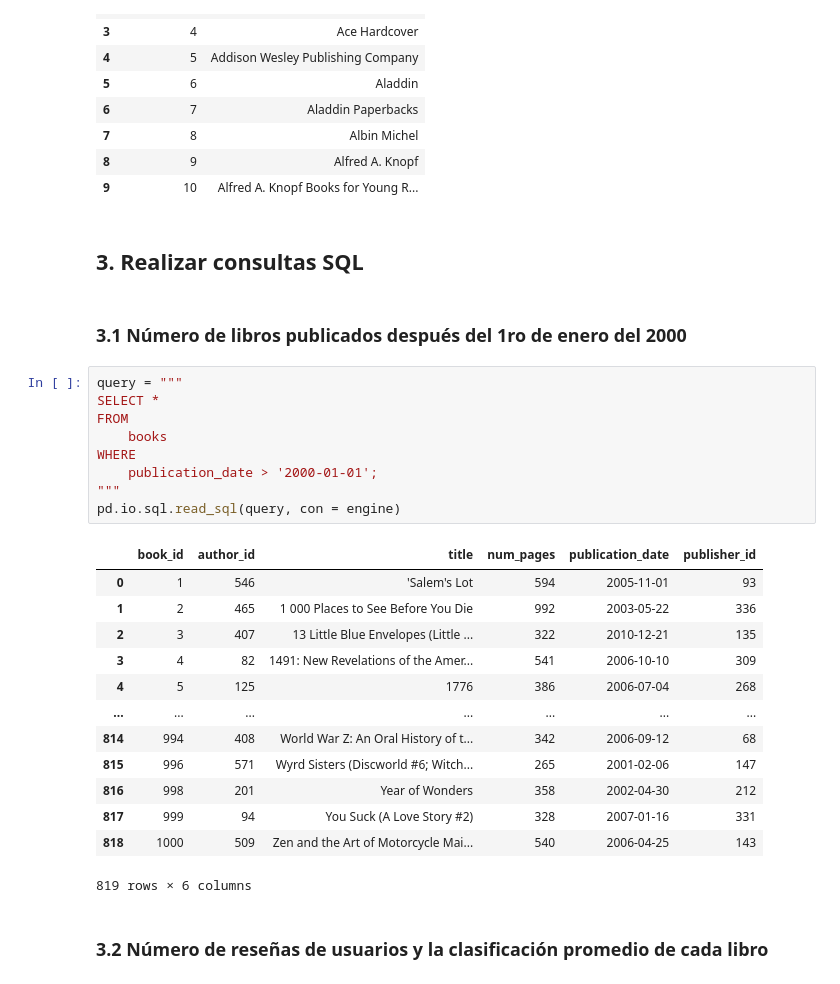
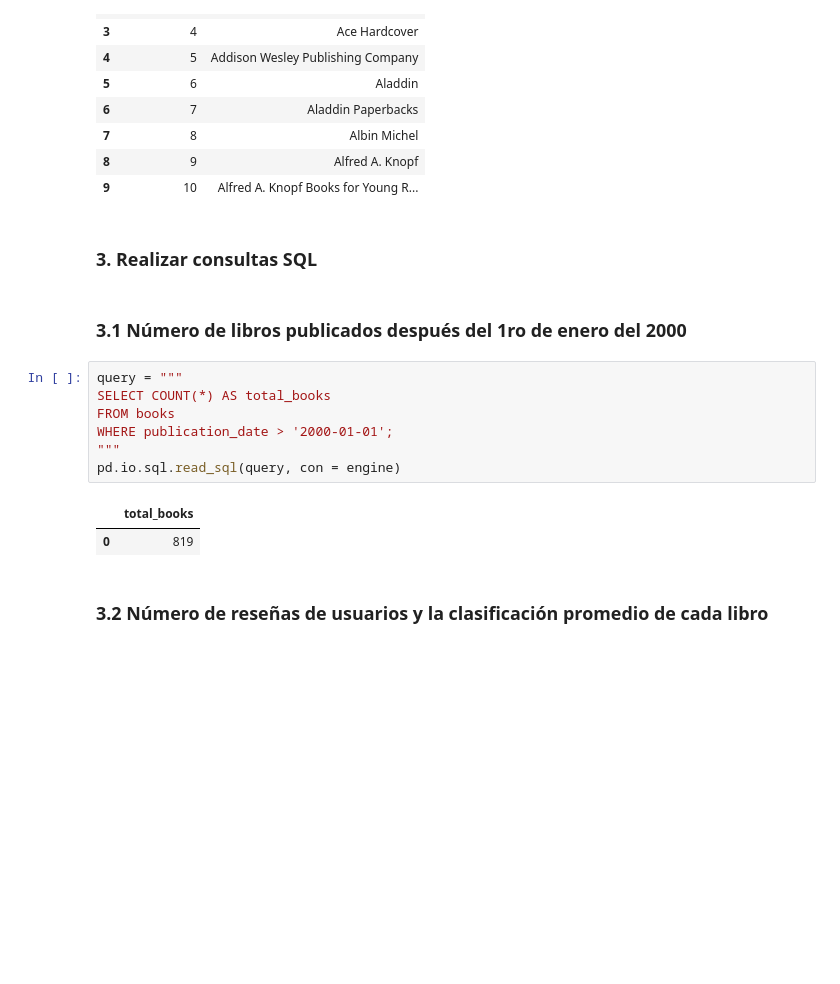
Before and after one commit to pedro-pali/Analisis_SQL, a Jupyter notebook: proyecto_sql.ipynb, the cells around one changed output. Saved outputs shown, nothing was run; the diff lists cells and outputs as text; blank space fills up the shorter version.

```diff
--- a/proyecto_sql.ipynb
+++ b/proyecto_sql.ipynb
@@ -202,32 +202,19 @@ pd.io.sql.read_sql(query, con = engine)
 | 8 | 9 | Alfred A. Knopf |
 | 9 | 10 | Alfred A. Knopf Books for Young R... |
 # %% [markdown]
-## 3. Realizar consultas SQL
+### 3. Realizar consultas SQL
 # %% [markdown]
 ### 3.1 Número de libros publicados después del 1ro de enero del 2000
 # %%
 query = """
-SELECT *
-FROM
-    books
-WHERE
-    publication_date > '2000-01-01';
+SELECT COUNT(*) AS total_books
+FROM books
+WHERE publication_date > '2000-01-01';
 """
 pd.io.sql.read_sql(query, con = engine)
 # %% [output]
-|  | book_id | author_id | title | num_pages | publication_date | publisher_id |
-| 0 | 1 | 546 | 'Salem's Lot | 594 | 2005-11-01 | 93 |
-| 1 | 2 | 465 | 1 000 Places to See Before You Die | 992 | 2003-05-22 | 336 |
-| 2 | 3 | 407 | 13 Little Blue Envelopes (Little ... | 322 | 2010-12-21 | 135 |
-| 3 | 4 | 82 | 1491: New Revelations of the Amer... | 541 | 2006-10-10 | 309 |
-| 4 | 5 | 125 | 1776 | 386 | 2006-07-04 | 268 |
-| ... | ... | ... | ... | ... | ... | ... |
-| 814 | 994 | 408 | World War Z: An Oral History of t... | 342 | 2006-09-12 | 68 |
-| 815 | 996 | 571 | Wyrd Sisters (Discworld #6; Witch... | 265 | 2001-02-06 | 147 |
-| 816 | 998 | 201 | Year of Wonders | 358 | 2002-04-30 | 212 |
-| 817 | 999 | 94 | You Suck (A Love Story #2) | 328 | 2007-01-16 | 331 |
-| 818 | 1000 | 509 | Zen and the Art of Motorcycle Mai... | 540 | 2006-04-25 | 143 |
+|  | total_books |
+| 0 | 819 |
-819 rows × 6 columns
 # %% [markdown]
 ### 3.2 Número de reseñas de usuarios y la clasificación promedio de cada libro
 # %%
```
Also changed, not shown: parts of 3 cells of this notebook.
